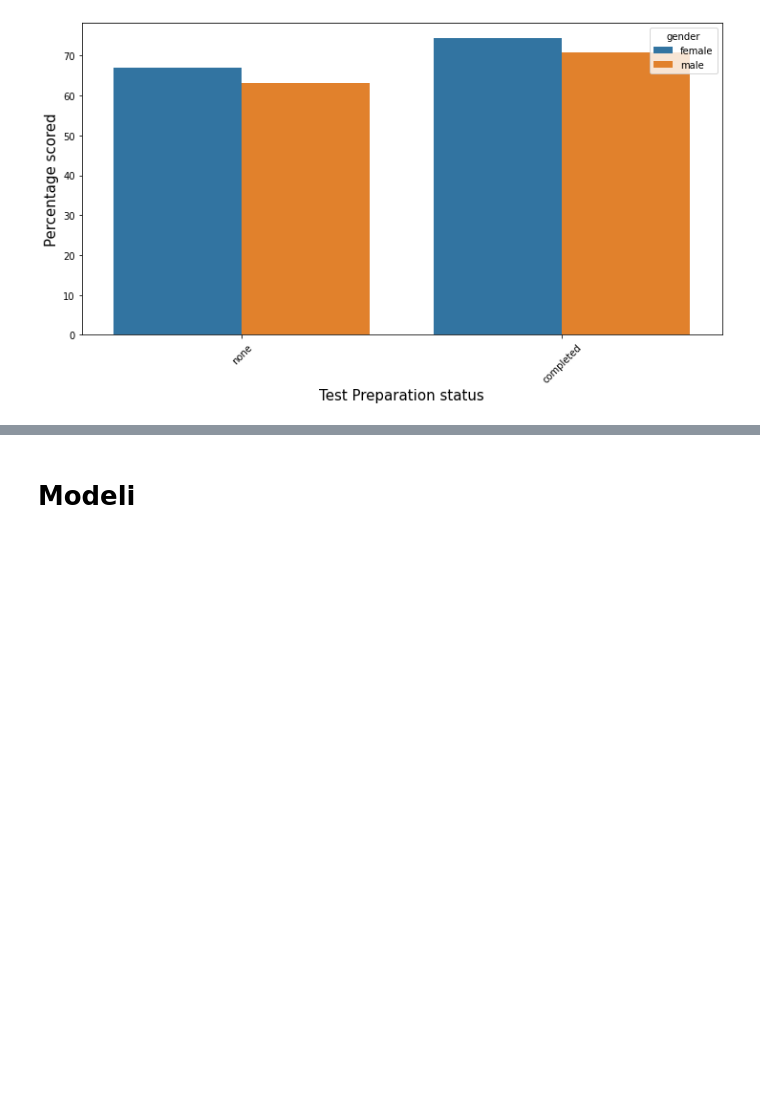
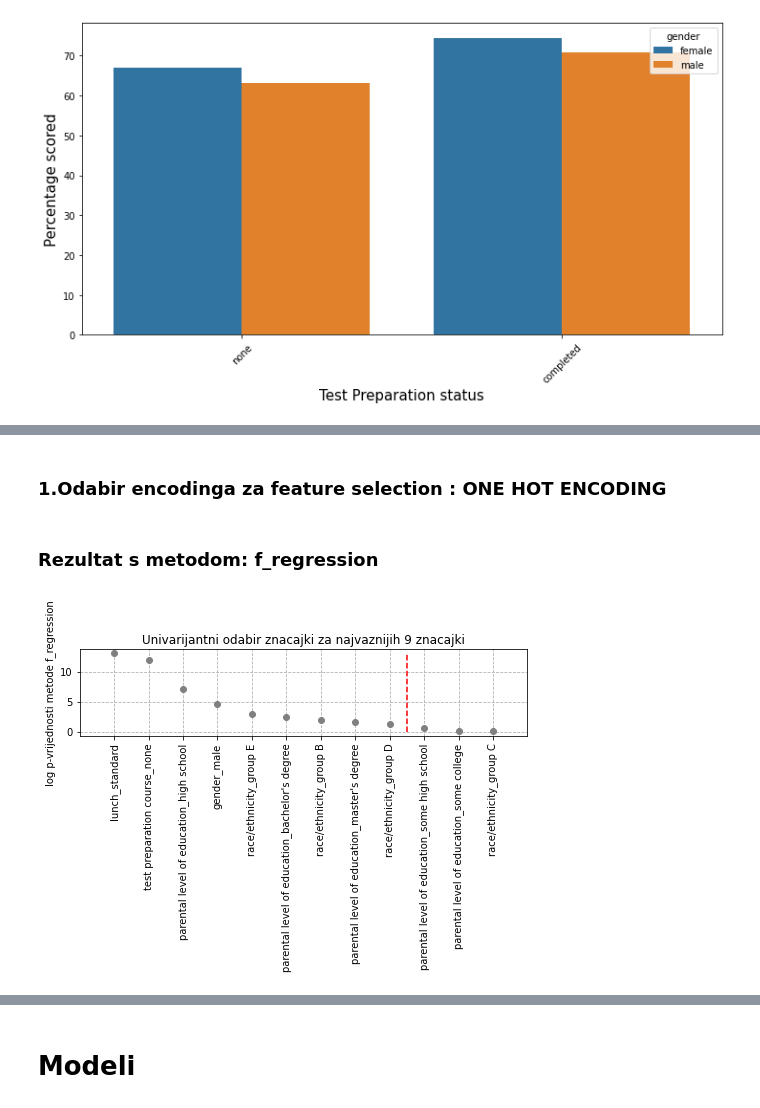
Before and after one commit to mikocij/SUprojekt, a Jupyter notebook: Projekt.ipynb, the cells around one changed output, grey strips where cells are left out. Saved outputs shown, nothing was run; the diff lists cells and outputs as text; code cells hidden in the pictures; blank space fills up the shorter version.

```diff
--- a/Projekt.ipynb
+++ b/Projekt.ipynb
@@ -41,3 +85,7 @@ import squarify
+# %%
+df = pd.read_csv('StudentsPerformance.csv')
+
+df['AVERAGE'] = df[['math score', 'reading score','writing score']].mean(axis=1)
 # %% [markdown]
 # Vizualizacija podataka
 # %%
@@ -113,0 +249,43 @@ plt.show()
+# %%
+def odaberi(algorithm,k,train_X, train_y,yname="not given"):
+    selector = feature_selection.SelectKBest(algorithm, k)
+    selector.fit(train_X, train_y)
+    scores = -np.log10(selector.pvalues_)
+    indices = np.argsort(scores)[::-1] # Vrati indekse koji sortiraju polje (obratno)
+
+    plt.figure(figsize=(7,5))
+    plt.plot(range(train_X.shape[1]), scores[indices], 'o', color='gray')
+    plt.title(f'Univarijantni odabir znacajki za najvaznijih {k_best} znacajki')
+    plt.ylabel(f'log p-vrijednosti metode {yname}')
+    plt.xlim([-1, train_X.shape[1]])
+    plt.xticks(range(train_X.shape[1]), train_X.columns.values[indices], rotation=90)
+    plt.vlines(k_best-0.5, 0, np.max(scores), color='red', linestyle='--')
+    plt.grid(True,linestyle='--')
+    plt.tight_layout()
+
+    [ i.set_color("red") for i in plt.gca().get_xticklabels() if i.get_text()[:5] == 'noise' ]
+
+    plt.show()
+# %% [markdown]
+### 1.Odabir encodinga za feature selection : ONE HOT ENCODING
+# %%
+X_features_encoded = encode_data(df,enc_type="ONEHOT")
+Y = df["AVERAGE"]
+
+k_best = int(len(X_features_encoded.columns)*0.8)
+# %%
+train_X_N, valid_X_N, train_y_N, valid_y_N = train_test_split(
+    X_features_encoded,
+    Y,
+    test_size=0.2,
+    shuffle = True,
+    random_state=1
+)
+
+train_y_N=train_y_N.astype('int')
+# %% [markdown]
+### Rezultat s metodom: f_regression
+# %%
+odaberi(feature_selection.f_regression,k_best,train_X_N, train_y_N,yname="f_regression")
+# %% [output]
+[figure, added]
```
Also changed, not shown: parts of 73 cells of this notebook, 2 other files.
